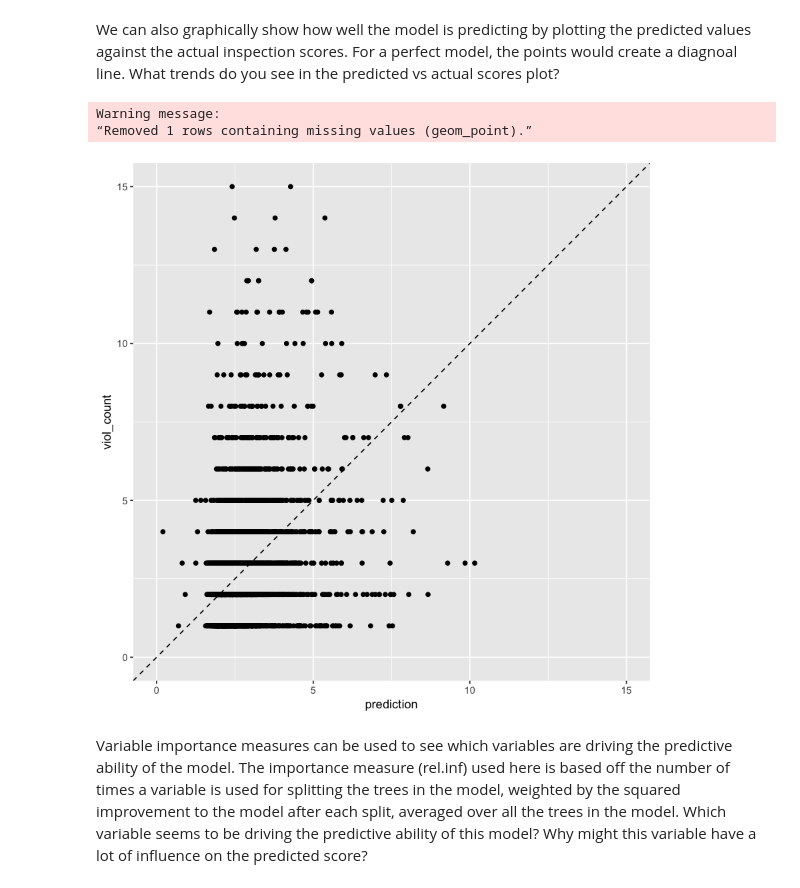
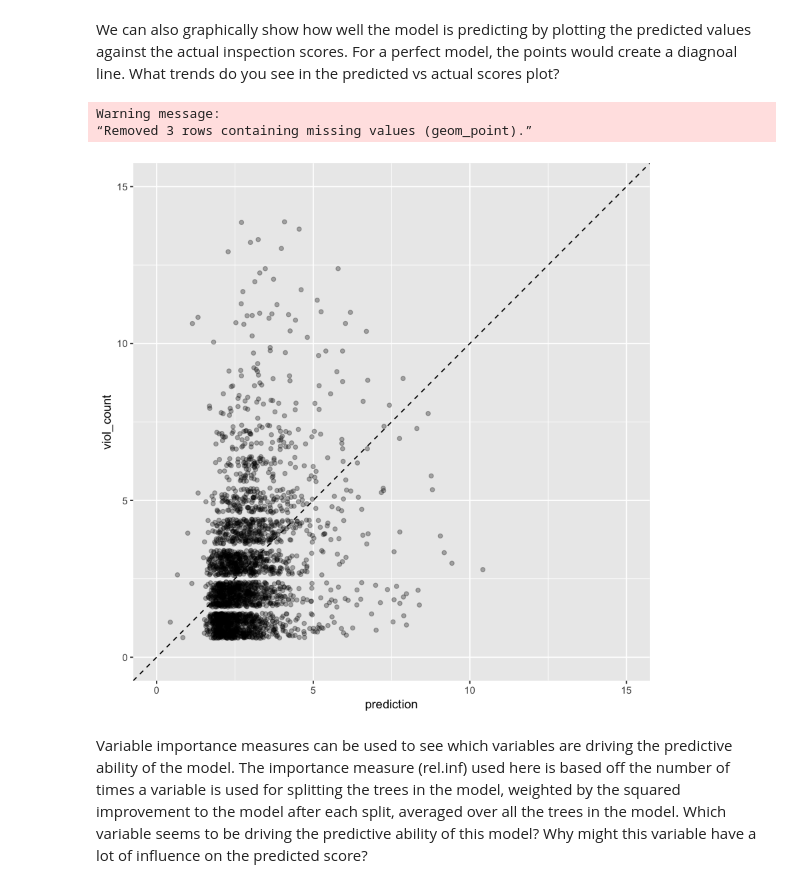
Before and after one commit to stanford-policylab/law-order-algo, a Jupyter notebook: notebooks/Food Inspection Score Bias.ipynb, the cells around one changed output. Cells and saved outputs as stored; diff of their text form; code cells hidden in the pictures.

Commit message:
add jitter and lower alpha channel for plots

```diff
--- a/notebooks/Food Inspection Score Bias.ipynb
+++ b/notebooks/Food Inspection Score Bias.ipynb
@@ -96,13 +96,14 @@ We can also graphically show how well the model is predicting by plotting the pr
 # %%
 test_sub$prediction <- score_pred
 
-ggplot(test_sub,aes(x=prediction,y=viol_count)) + geom_point() + geom_abline(linetype = "dashed") +
+ggplot(test_sub,aes(x=prediction,y=viol_count)) + geom_jitter(alpha=.3) + geom_abline(linetype = "dashed") +
+
   scale_x_continuous(limits = c(0, 15)) +
   scale_y_continuous(limits = c(0, 15))
 # %% [output]
 Warning message:
-“Removed 1 rows containing missing values (geom_point).”
+“Removed 3 rows containing missing values (geom_point).”
-[figure, old version]
+[figure, new version]
 # %% [markdown]
 Variable importance measures can be used to see which variables are driving the predictive ability of the model. The importance measure (rel.inf) used here is based off the number of times a variable is used for splitting the trees in the model, weighted by the squared improvement to the model after each split, averaged over all the trees in the model. Which variable seems to be driving the predictive ability of this model? Why might this variable have a lot of influence on the predicted score?
 # %%
```
Also changed, not shown: parts of 1 cell of this notebook.
